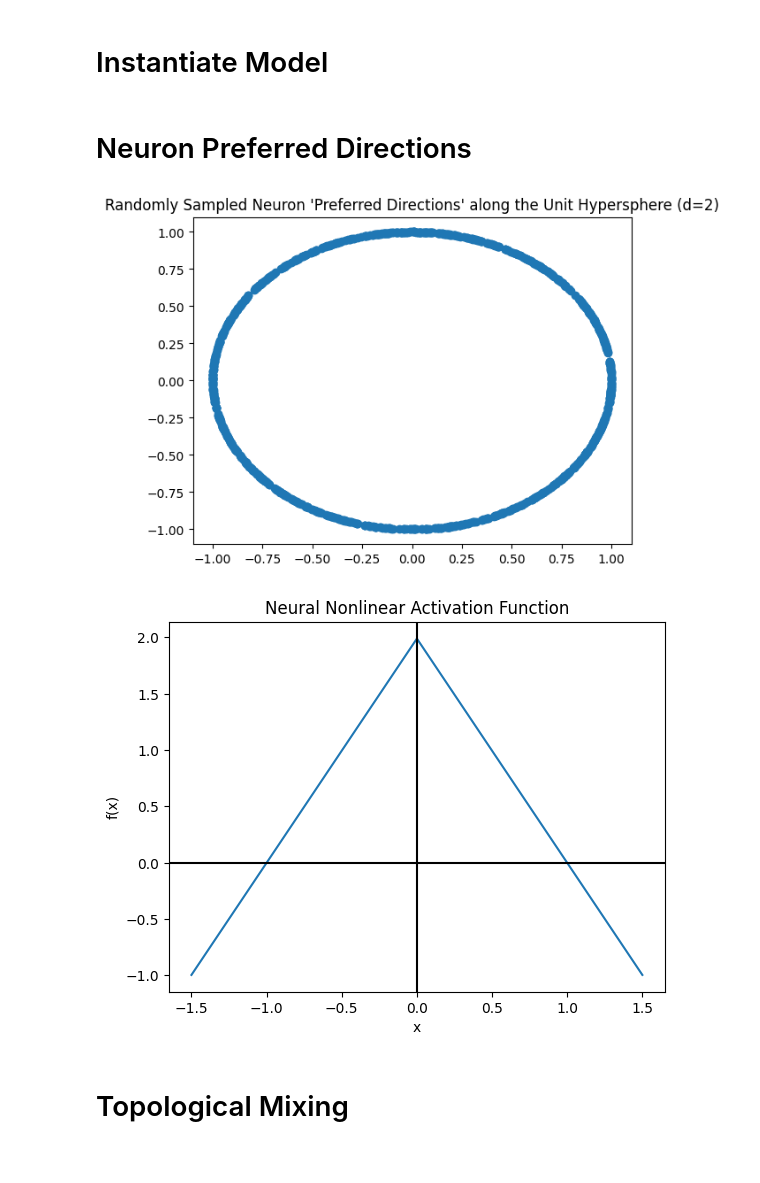
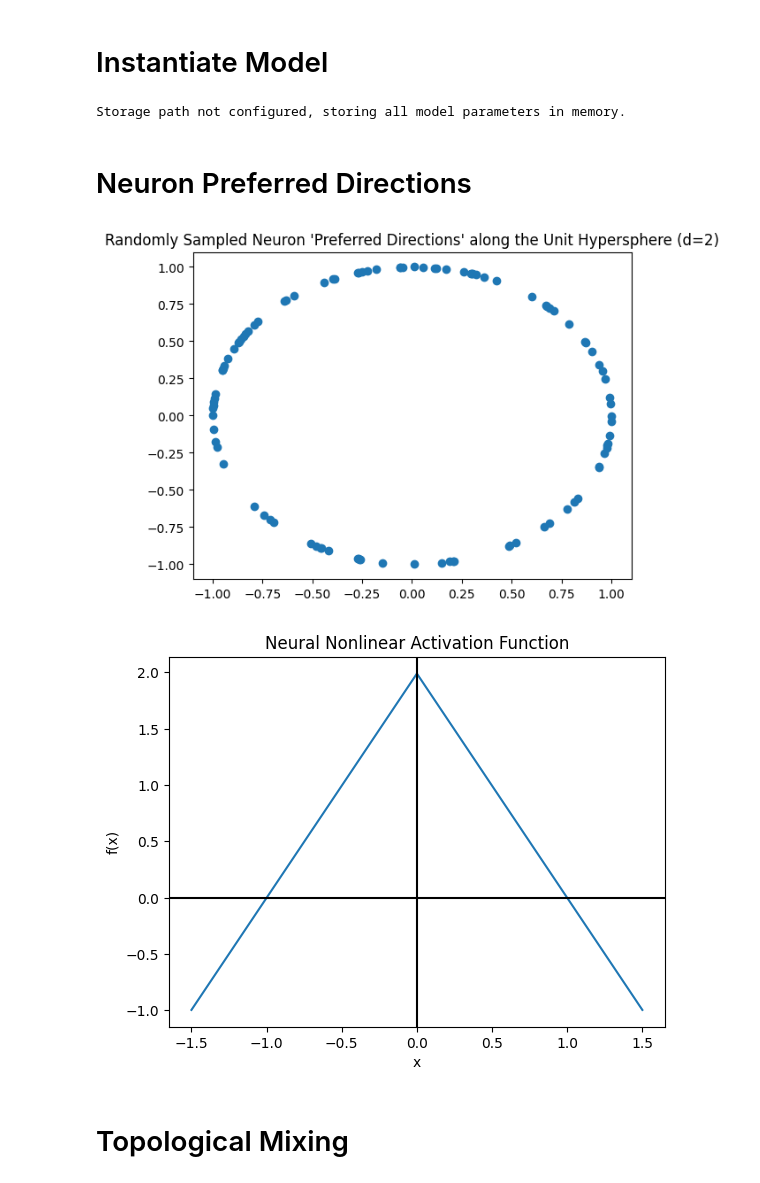
Before and after one commit to Fritz17236/untitled, a Jupyter notebook: xor.ipynb, the cells around one changed output. Cells and saved outputs as stored; diff of their text form; code cells hidden in the pictures.

```diff
--- a/xor.ipynb
+++ b/xor.ipynb
@@ -40,40 +52,43 @@ def xor(x: NDArray) -> int:
 # %%
 
 config = na.params.RegressionParams(
-    width=1000,
+    width=100,
     depth=50,
     input_dimension=2,
     transform_type=na.activations.TransformType.TENT,
     transform_params=na.params.TentParams(mu=1.99),
     output_dimension=1,
+    storage_path='./xor'
 )
 
 model = na.model.NonlinearRegressorModel(config)
+# %% [output]
+Storage path not configured, storing all model parameters in memory.
 # %% [markdown]
 # Neuron Preferred Directions
 # %%
 
-neurons = model.neurons
+neurons = model._neurons
 plt.scatter(neurons[0, :], neurons[1, :])
 plt.title(
     "Randomly Sampled Neuron 'Preferred Directions' along the Unit Hypersphere (d=2)"
 )
 plt.show()
 
 plt.title("Neural Nonlinear Activation Function")
 xs = np.asarray(np.linspace(-1.5, 1.5, num=1000))
 # plt.plot(xs, gauss(xs, alpha=nonlinear_params['alpha'], beta=nonlinear_params['beta']))
 plt.plot(xs, na.activations.tent(xs, params=config.transform_params))
 
 # plt.xlim([-1, 1])
 # plt.ylim(-1,1)
 plt.xlabel("x")
 plt.axhline(0, c="k")
 plt.axvline(0, c="k")
 plt.ylabel("f(x)")
 plt.show()
 # %% [output]
-[figure, old version]
+[figure, new version]
 [figure]
 # %% [markdown]
 # Topological Mixing
```
Also changed, not shown: parts of 10 cells of this notebook, 20 other files.
